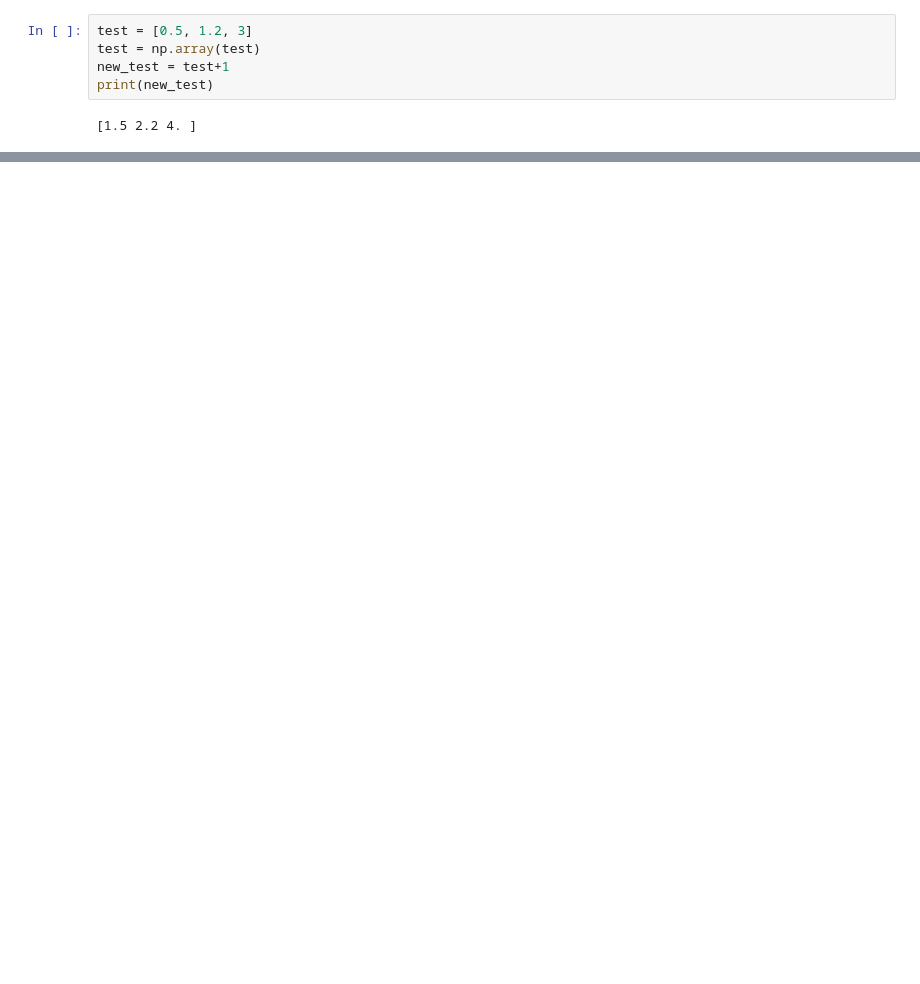
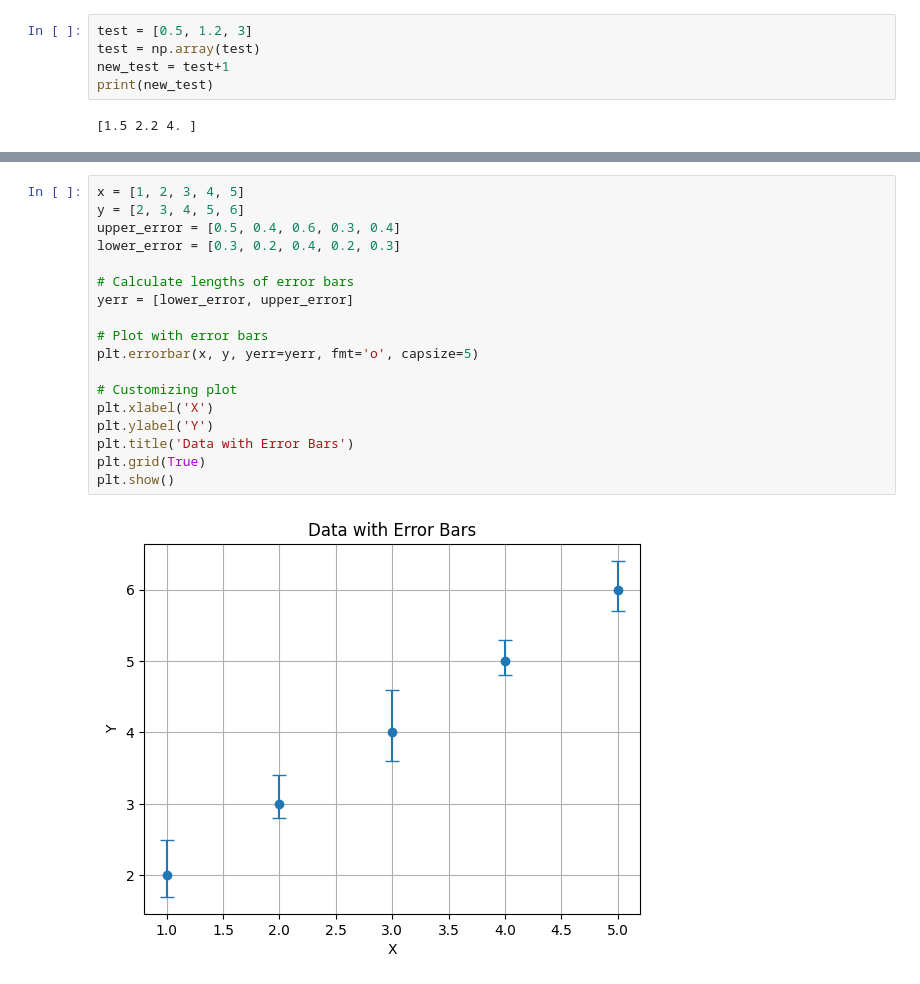
Before and after one commit to wcmelby/wcmelby-HWP_Characterizations, a Jupyter notebook: SuperK_Select_Data/L_SuperK_Analysis.ipynb, the cells around one changed output, grey strips where cells are left out. Saved outputs shown, nothing was run; the diff lists cells and outputs as text; blank space fills up the shorter version.

```diff
--- a/SuperK_Select_Data/L_SuperK_Analysis.ipynb
+++ b/SuperK_Select_Data/L_SuperK_Analysis.ipynb
@@ -820,0 +848,20 @@ print(new_test)
+# %%
+x = [1, 2, 3, 4, 5]
+y = [2, 3, 4, 5, 6]
+upper_error = [0.5, 0.4, 0.6, 0.3, 0.4]
+lower_error = [0.3, 0.2, 0.4, 0.2, 0.3]
+
+# Calculate lengths of error bars
+yerr = [lower_error, upper_error]
+
+# Plot with error bars
+plt.errorbar(x, y, yerr=yerr, fmt='o', capsize=5)
+
+# Customizing plot
+plt.xlabel('X')
+plt.ylabel('Y')
+plt.title('Data with Error Bars')
+plt.grid(True)
+plt.show()
+# %% [output]
+[figure, added]
```
Also changed, not shown: parts of 4 cells of this notebook.
